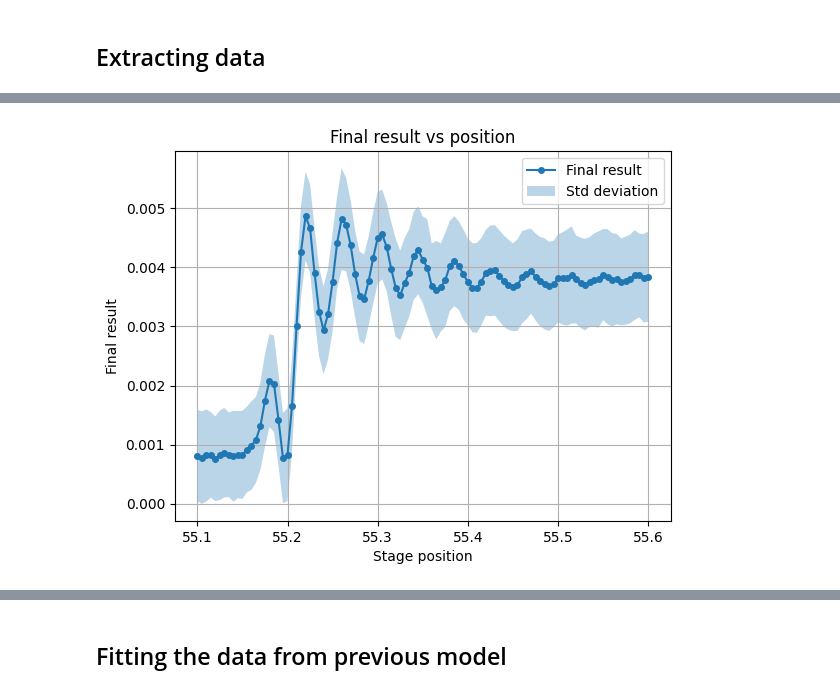
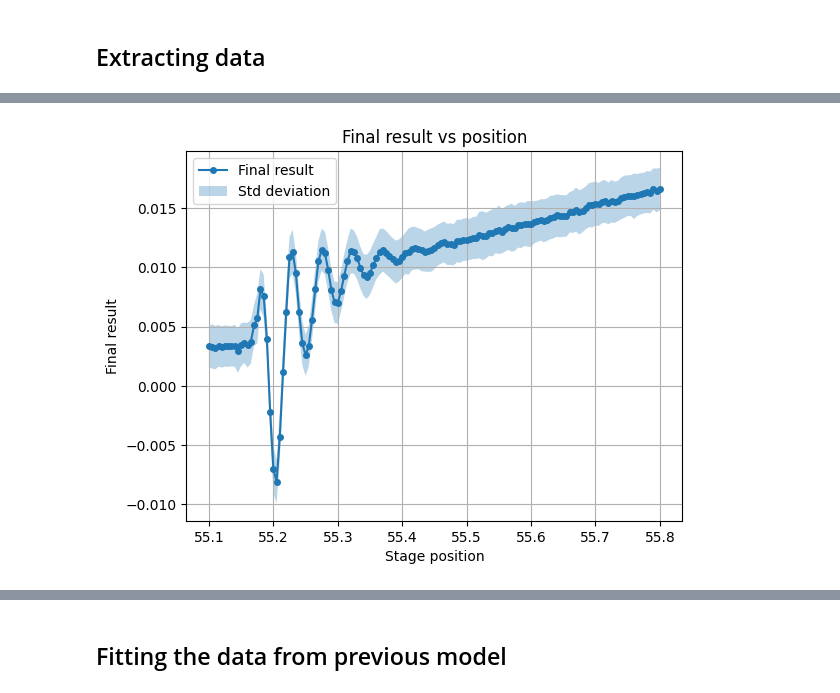
Before and after one commit to VictorC-dot/GeTe_Spectro_Simulation, a Jupyter notebook: Model_2D_Spectro.ipynb, the cells around one changed output, grey strips where cells are left out. Saved outputs shown, nothing was run; the diff lists cells and outputs as text; code cells hidden in the pictures.

```diff
--- a/Model_2D_Spectro.ipynb
+++ b/Model_2D_Spectro.ipynb
@@ -830,9 +1027,15 @@ plt.show()
 # %%
 ### The data will be extracted from csv files
 
-df1 = pd.read_csv("data/scan_20260331_124447.csv")
-df2 = pd.read_csv("data/scan_20260331_130349.csv")
-df3 = pd.read_csv("data/scan_20260331_134345.csv")
+files = glob.glob("data/scan_*.csv")
+
+dfs = {}
+
+for file in files:
+    filename = os.path.basename(file)
+    time_code = filename.replace("scan_", "").replace(".csv", "")
+
+    dfs[time_code] = pd.read_csv(file)
 # %%
 ### First analysis of the data strucure
 
@@ -861,6 +1054,6 @@ memory usage: 21.4 KB
 # %%
 # Select which data to use
-df = df3
+df = dfs["20260331_155423"]
 
 # Use one position column (assuming all scans share the same positions)
 x = df["stage_actual_pos_scan1"]
@@ -869,31 +1062,31 @@ x = df["stage_actual_pos_scan1"]
 y = df["final_result"]
 yerr = df["final_result_std"]
 
 # Create figure
 plt.figure()
 
 # Plot the main curve (line + markers)
 plt.plot(x, y, 'o-', markersize=4, label="Final result")
 
 # Plot shaded error region (y ± std)
 plt.fill_between(
     x,
     y - yerr,
     y + yerr,
     alpha=0.3,   # transparency
     label="Std deviation"
 )
 
 # Labels and title
 plt.xlabel("Stage position")
 plt.ylabel("Final result")
 plt.title("Final result vs position")
 
 # Legend and grid
 plt.legend()
 plt.grid()
 
 # Show plot
 plt.show()
 # %% [output]
-[figure, old version]
+[figure, new version]
```
Also changed, not shown: parts of 34 cells of this notebook.
